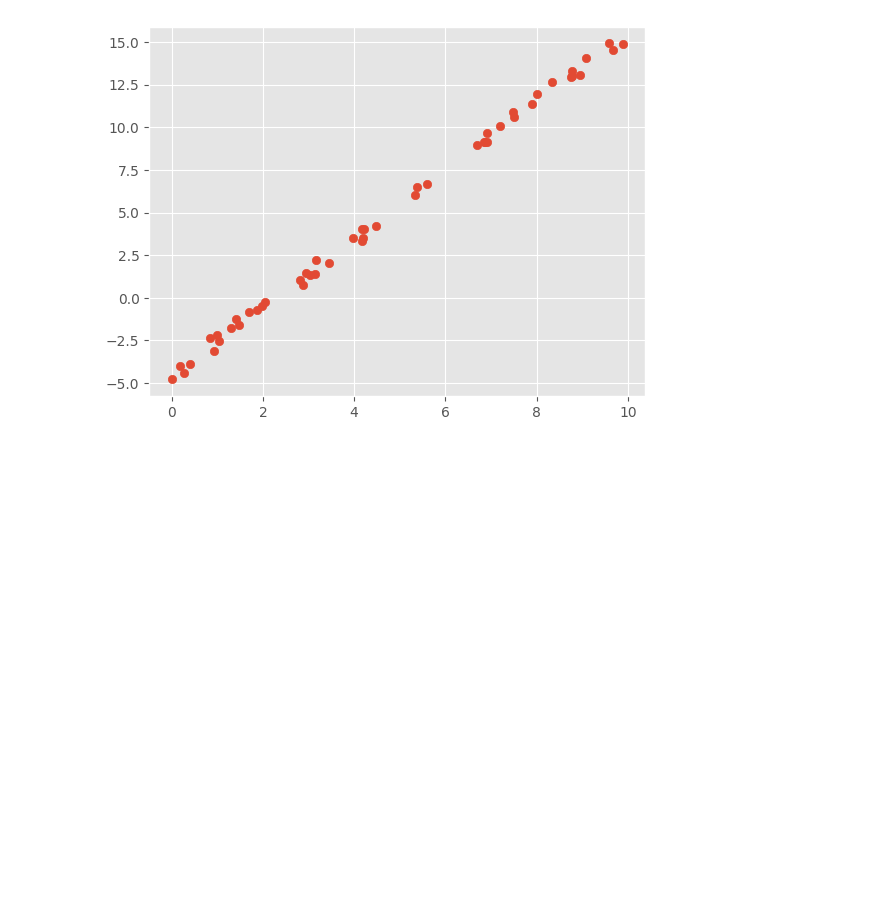
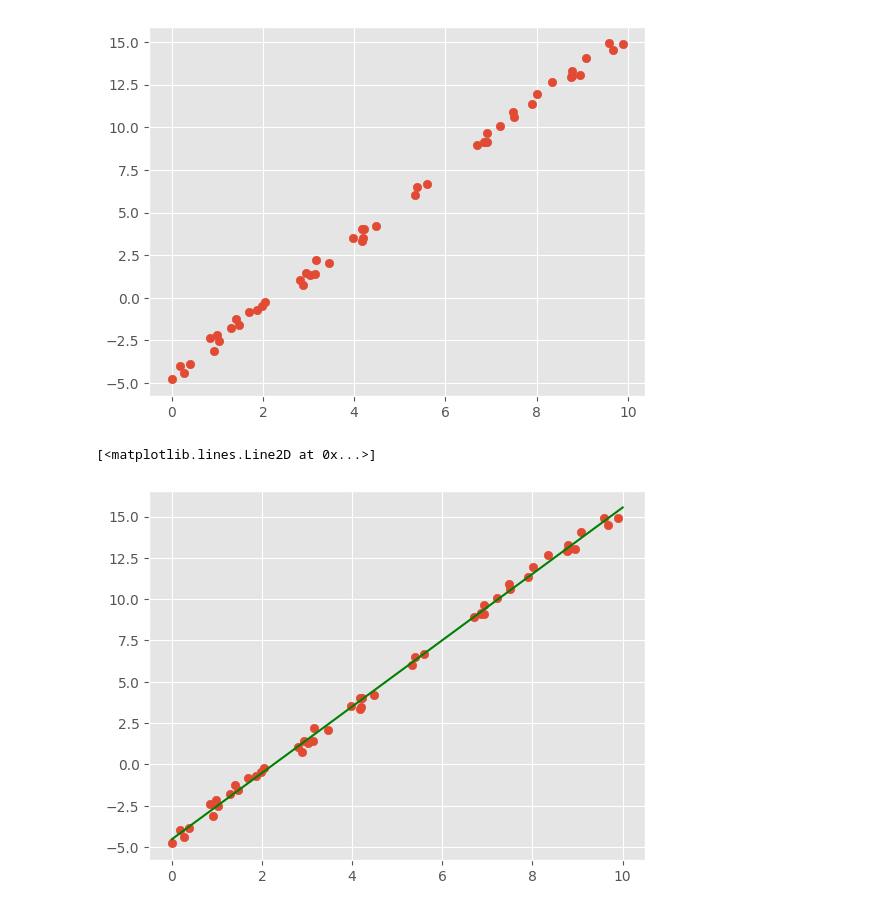
Before and after one commit to Surya-ux-max/Agentic-AI-Intern, a Jupyter notebook: ML - basics/ML-intro.ipynb, the cells around one changed output. Cells and saved outputs as stored; diff of their text form; code cells hidden in the pictures; blank space fills up the shorter version.

Commit message:
Model is ready with the best fit line

```diff
--- a/ML - basics/ML-intro.ipynb
+++ b/ML - basics/ML-intro.ipynb
@@ -87,3 +87,17 @@ plt.scatter(x, y)
 # %% [output]
 <matplotlib.collections.PathCollection at 0x...>
 [figure]
+# %%
+from sklearn.linear_model import LinearRegression    ## model created for finding the best fit line
+model = LinearRegression()
+model.fit(x[:, np.newaxis], y) ## fit the model to the data
+
+xfit = np.linspace(0, 10, 1000)
+yfit = model.predict(xfit[:, np.newaxis])
+
+plt.scatter(x, y)
+plt.plot(xfit, yfit,color='green') # Plot the regression line
+## finally the model is ready and we can see the best fit line in green color
+# %% [output]
+[<matplotlib.lines.Line2D at 0x...>]
+[figure, added]
```
